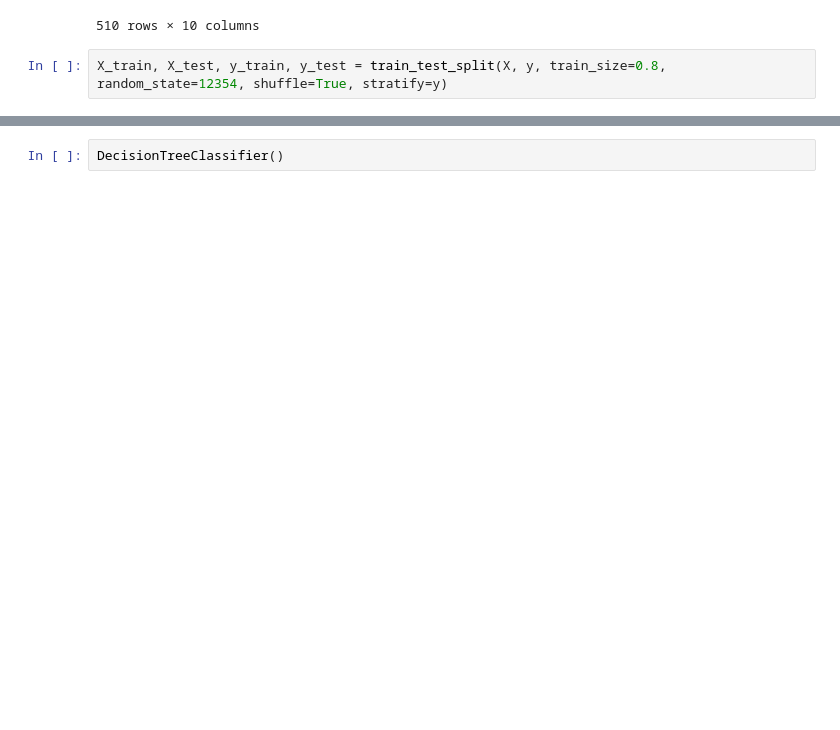
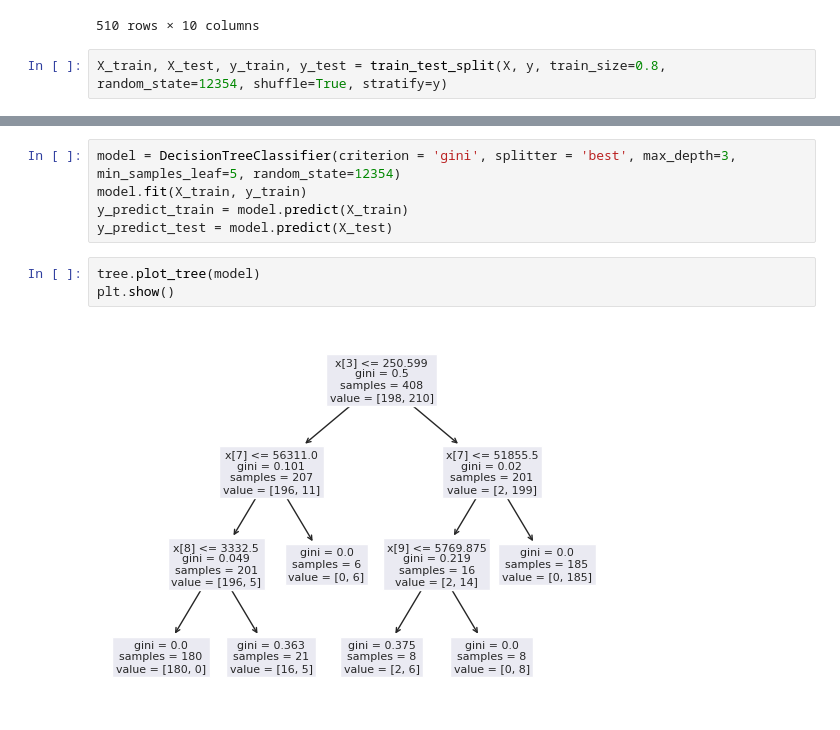
Before and after one commit to Kaiziferr/machine_learning, a Jupyter notebook: decision_tree/classify_bitcoin_and_litecoin_network_traffic.ipynb, the cells around one changed output, grey strips where cells are left out. Saved outputs shown, nothing was run; the diff lists cells and outputs as text; blank space fills up the shorter version.

```diff
--- a/decision_tree/classify_bitcoin_and_litecoin_network_traffic.ipynb
+++ b/decision_tree/classify_bitcoin_and_litecoin_network_traffic.ipynb
@@ -236,2 +237,10 @@ Using 3 components, we can explain 0.9958502469567533% of the variability in the
-# %%
-DecisionTreeClassifier()
+# %%
+model = DecisionTreeClassifier(criterion = 'gini', splitter = 'best', max_depth=3, min_samples_leaf=5, random_state=12354)
+model.fit(X_train, y_train)
+y_predict_train = model.predict(X_train)
+y_predict_test = model.predict(X_test)
+# %%
+tree.plot_tree(model)
+plt.show()
+# %% [output]
+[figure, added]
```
Also changed, not shown: parts of 30 cells of this notebook.
